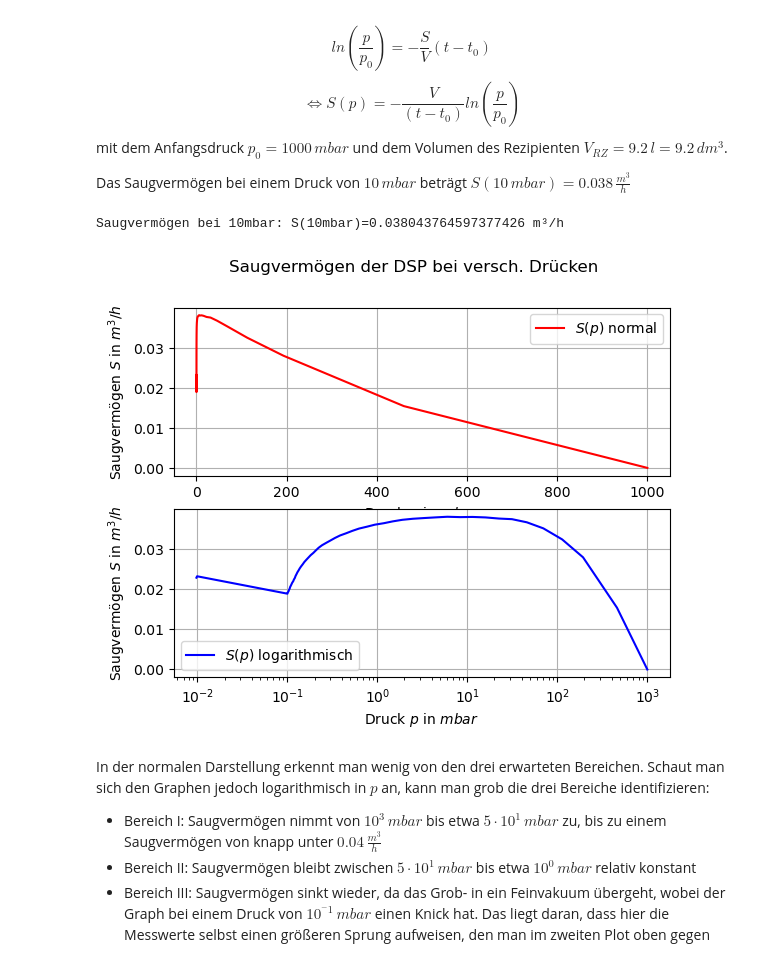
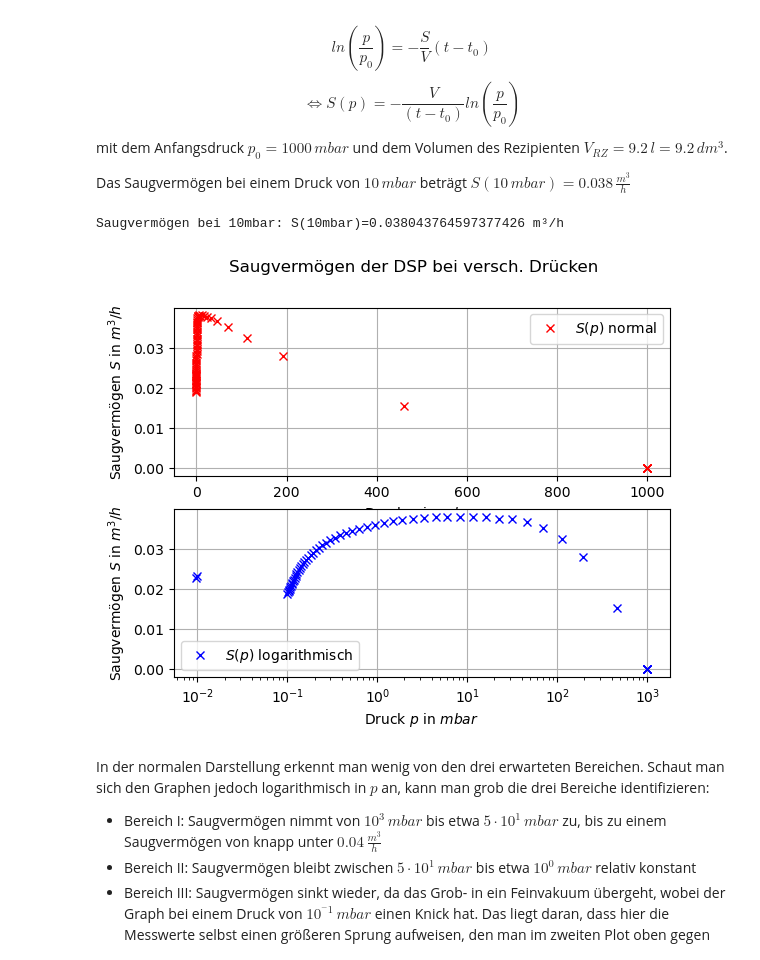
Before and after one commit to MRNock04/P2, a Jupyter notebook: Vakuum/Vakuum.ipynb, the cells around one changed output. Cells and saved outputs as stored; diff of their text form; code cells hidden in the pictures.

```diff
--- a/Vakuum/Vakuum.ipynb
+++ b/Vakuum/Vakuum.ipynb
@@ -234,24 +229,24 @@ Das Saugvermögen bei einem Druck von $10\,mbar$ beträgt $S(10\,mbar)=0.038\,\f
 # %%
 saugvermögen = - ( ges_vol_schlauch / t_5min[1:] ) * np.log(druck_2_1_auf[1:] / druck_2_1_auf[1]) * 60
 
 fig1, ax1 = plt.subplots(2, sharey=True)
-ax1[0].plot(druck_2_1_auf[1:], saugvermögen, color="red", label="$S(p)$ normal")
+ax1[0].plot(druck_2_1_auf[1:], saugvermögen, "rx", label="$S(p)$ normal")
 ax1[0].legend(), ax1[0].grid()
 
-ax1[1].plot(druck_2_1_auf[1:], saugvermögen, color="blue", label="$S(p)$ logarithmisch")
+ax1[1].plot(druck_2_1_auf[1:], saugvermögen, "bx", label="$S(p)$ logarithmisch")
 ax1[1].set_xscale("log")
 ax1[1].legend(), ax1[1].grid()
 
 fig1.suptitle("Saugvermögen der DSP bei versch. Drücken")
 
 for ax in ax1:
     ax.set(xlabel="Druck $p$ in $mbar$", ylabel="Saugvermögen $S$ in $m^3/h$")
 
 saugvermögen_10mbar = -60*(ges_vol_schlauch/t_5min[14])*np.log(druck_2_1_auf[14]/druck_2_1_auf[1])
 print(f"Saugvermögen bei 10mbar: S(10mbar)={saugvermögen_10mbar} m³/h")
 # %% [output]
 Saugvermögen bei 10mbar: S(10mbar)=0.038043764597377426 m³/h
-[figure, old version]
+[figure, new version]
 # %% [markdown]
 In der normalen Darstellung erkennt man wenig von den drei erwarteten Bereichen. Schaut man sich den Graphen jedoch logarithmisch in $p$ an, kann man grob die drei Bereiche identifizieren:
 
```
Also changed, not shown: parts of 20 cells of this notebook.
